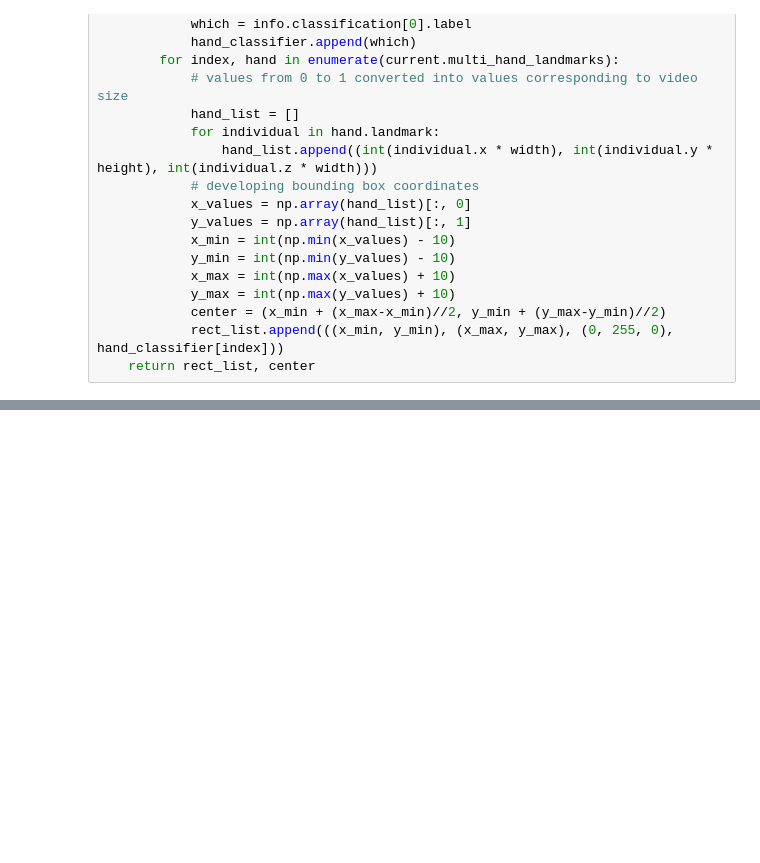
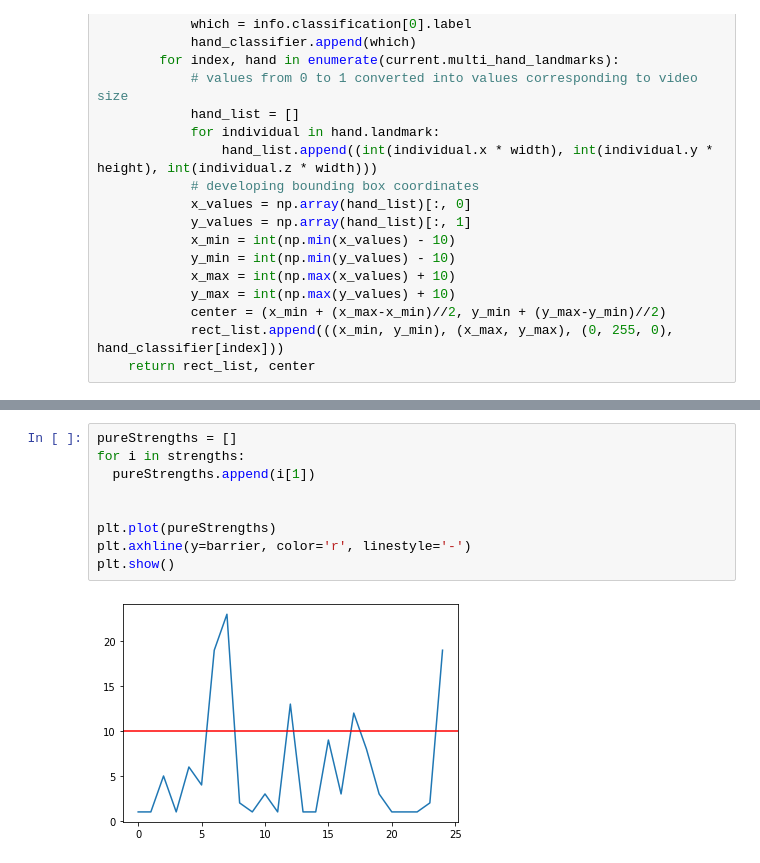
Before and after one commit to Logan-Rose/ASL-transcriber, a Jupyter notebook: new_classifier.ipynb, the cells around one changed output, grey strips where cells are left out. Cells and saved outputs as stored; diff of their text form; blank space fills up the shorter version.

```diff
--- a/new_classifier.ipynb
+++ b/new_classifier.ipynb
@@ -396,0 +383,11 @@ llccl
+# %%
+pureStrengths = []
+for i in strengths:
+  pureStrengths.append(i[1])
+
+
+plt.plot(pureStrengths)
+plt.axhline(y=barrier, color='r', linestyle='-')
+plt.show()
+# %% [output]
+[figure, added]
```
Also changed, not shown: parts of 9 cells of this notebook, 14 other files.
